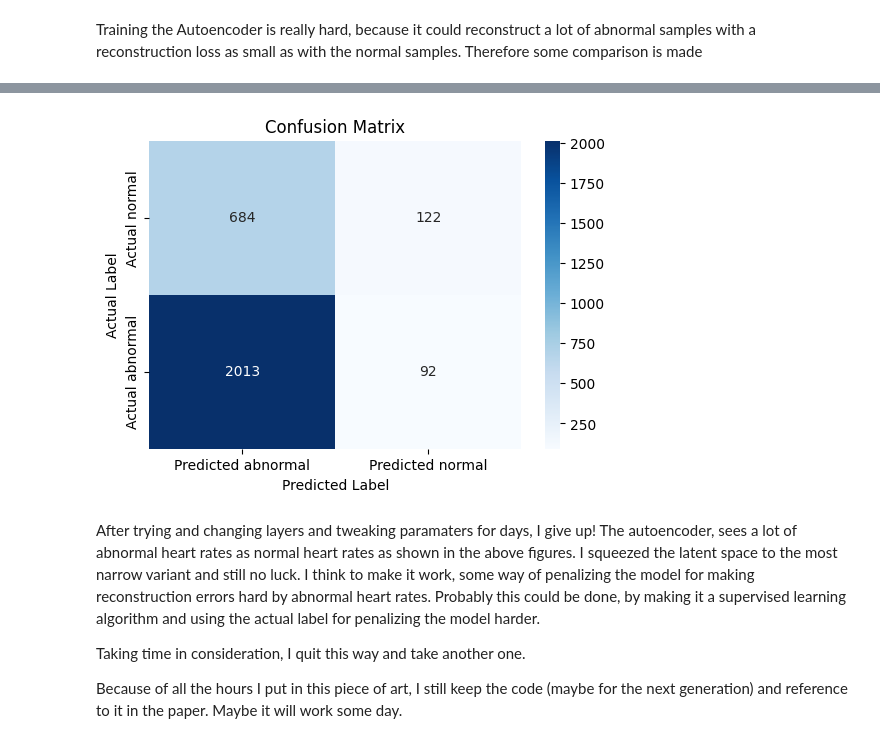
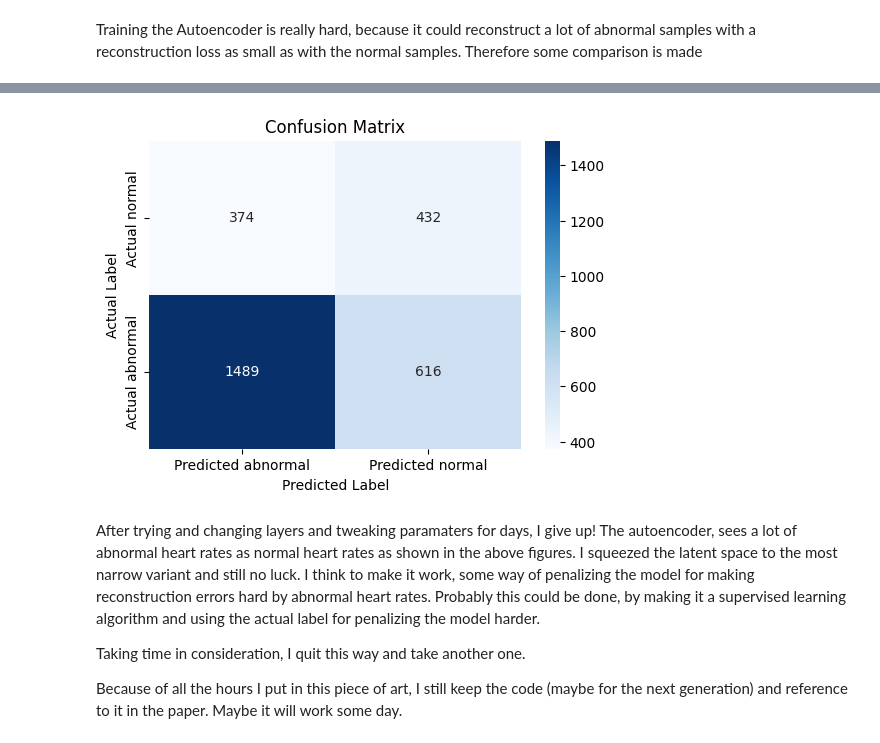
Before and after one commit to nicky508/nickyvanoorschot_mads_exam_24, a Jupyter notebook: notebooks/04_VAE_model.ipynb, the cells around one changed output, grey strips where cells are left out. Drawn from its saved outputs; the diff is of its cells as text; code cells hidden in the pictures.

```diff
--- a/notebooks/04_VAE_model.ipynb
+++ b/notebooks/04_VAE_model.ipynb
@@ -186,27 +186,27 @@ threshold = 8
 # %%
 # Calculate confusion matrix
-threshold = 0.01
+threshold = 0.005
 fn = df[(df['Target'] == 1) & (df['Reconstruction Loss'] <= threshold)].shape[0]  # false negative (Abnormal <= threshold)
 tp = df[(df['Target'] == 1) & (df['Reconstruction Loss'] > threshold)].shape[0]   # true positive (Abnormal > threshold)
 fp = df[(df['Target'] == 0) & (df['Reconstruction Loss'] > threshold)].shape[0]   # false positive (Normal > threshold)
 tn = df[(df['Target'] == 0) & (df['Reconstruction Loss'] <= threshold)].shape[0]  # true negative (Normal <= threshold)
 
 # Confusion matrix data
 confusion_matrix = [
     [fp, tn],  # Actual Positive (Abnormal)
     [tp, fn]   # Actual Negative (Normal)
 ]
 
 # Plot confusion matrix as heatmap
 plt.figure(figsize=(6, 4))
 sns.heatmap(confusion_matrix, annot=True, fmt='d', cmap='Blues', xticklabels=['Predicted abnormal', 'Predicted normal'],
             yticklabels=['Actual normal', 'Actual abnormal'])
 plt.title('Confusion Matrix')
 plt.xlabel('Predicted Label')
 plt.ylabel('Actual Label')
 plt.show()
 # %% [output]
-[figure, old version]
+[figure, new version]
 # %% [markdown]
 After trying and changing layers and tweaking paramaters for days, I give up!
 The autoencoder, sees a lot of abnormal heart rates as normal heart rates as shown in the above figures.
```
Also changed, not shown: parts of 3 cells of this notebook, 16 other files.
